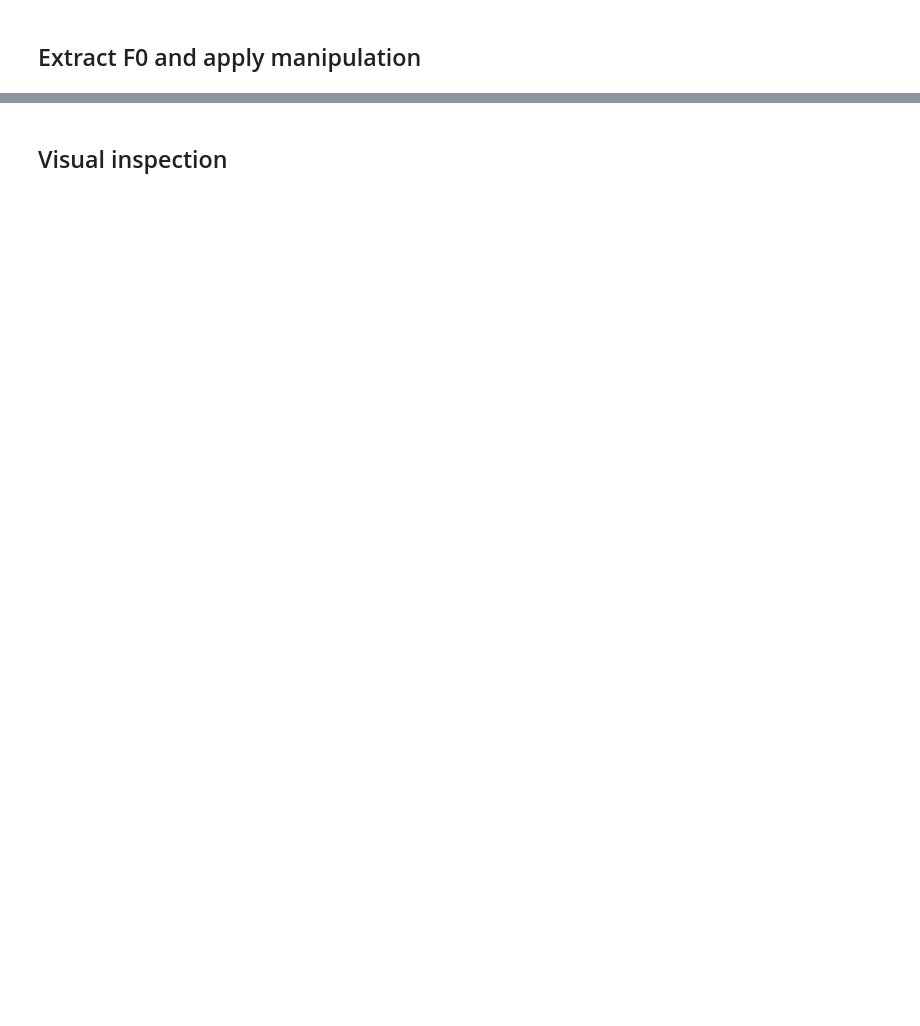
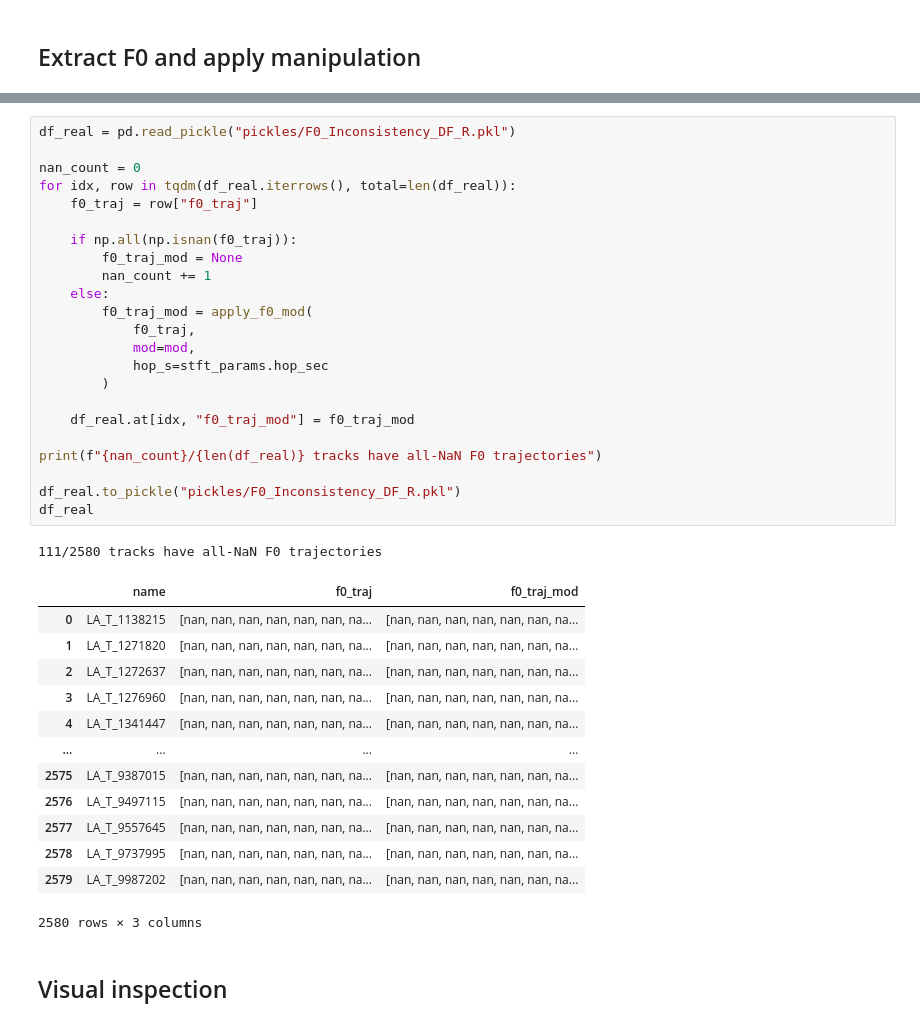
Before and after one commit to nii-yamagishilab/MoE-AntiDeepfake, a Jupyter notebook: notebooks/MANIPULATIONS.ipynb, the cells around one changed output, grey strips where cells are left out. Drawn from its saved outputs; the diff is of its cells as text; blank space fills up the shorter version.

```diff
--- a/notebooks/MANIPULATIONS.ipynb
+++ b/notebooks/MANIPULATIONS.ipynb
@@ -241,2 +242,40 @@ df_real
+# %%
+df_real = pd.read_pickle("pickles/F0_Inconsistency_DF_R.pkl")
+
+nan_count = 0
+for idx, row in tqdm(df_real.iterrows(), total=len(df_real)):
+    f0_traj = row["f0_traj"]
+
+    if np.all(np.isnan(f0_traj)):
+        f0_traj_mod = None
+        nan_count += 1
+    else:
+        f0_traj_mod = apply_f0_mod(
+            f0_traj,
+            mod=mod,
+            hop_s=stft_params.hop_sec
+        )
+
+    df_real.at[idx, "f0_traj_mod"] = f0_traj_mod
+
+print(f"{nan_count}/{len(df_real)} tracks have all-NaN F0 trajectories")
+
+df_real.to_pickle("pickles/F0_Inconsistency_DF_R.pkl")
+df_real
+# %% [output]
+111/2580 tracks have all-NaN F0 trajectories
+|  | name | f0_traj | f0_traj_mod |
+| 0 | LA_T_1138215 | [nan, nan, nan, nan, nan, nan, na... | [nan, nan, nan, nan, nan, nan, na... |
+| 1 | LA_T_1271820 | [nan, nan, nan, nan, nan, nan, na... | [nan, nan, nan, nan, nan, nan, na... |
+| 2 | LA_T_1272637 | [nan, nan, nan, nan, nan, nan, na... | [nan, nan, nan, nan, nan, nan, na... |
+| 3 | LA_T_1276960 | [nan, nan, nan, nan, nan, nan, na... | [nan, nan, nan, nan, nan, nan, na... |
+| 4 | LA_T_1341447 | [nan, nan, nan, nan, nan, nan, na... | [nan, nan, nan, nan, nan, nan, na... |
+| ... | ... | ... | ... |
+| 2575 | LA_T_9387015 | [nan, nan, nan, nan, nan, nan, na... | [nan, nan, nan, nan, nan, nan, na... |
+| 2576 | LA_T_9497115 | [nan, nan, nan, nan, nan, nan, na... | [nan, nan, nan, nan, nan, nan, na... |
+| 2577 | LA_T_9557645 | [nan, nan, nan, nan, nan, nan, na... | [nan, nan, nan, nan, nan, nan, na... |
+| 2578 | LA_T_9737995 | [nan, nan, nan, nan, nan, nan, na... | [nan, nan, nan, nan, nan, nan, na... |
+| 2579 | LA_T_9987202 | [nan, nan, nan, nan, nan, nan, na... | [nan, nan, nan, nan, nan, nan, na... |
+2580 rows × 3 columns
 # %% [markdown]
 ## Visual inspection
```
Also changed, not shown: parts of 14 cells of this notebook, 6 other files.
